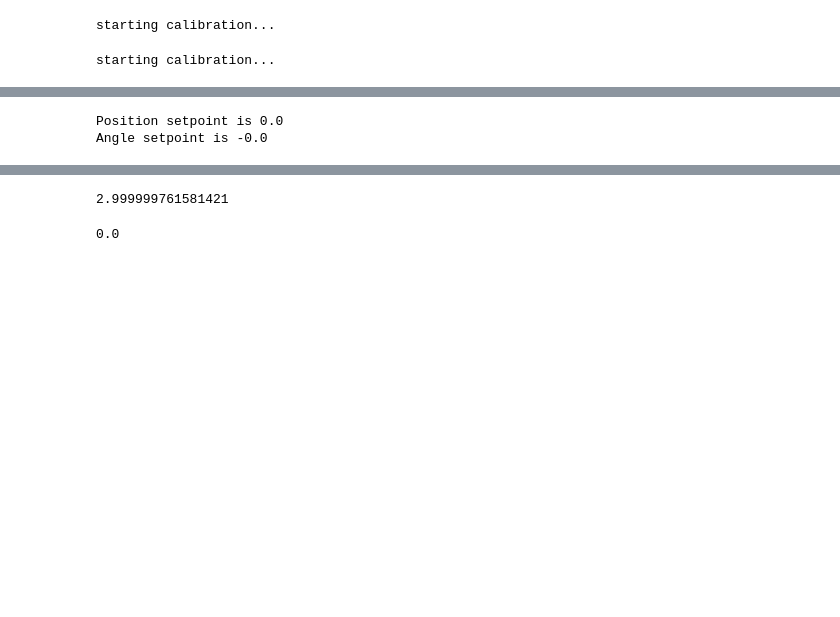
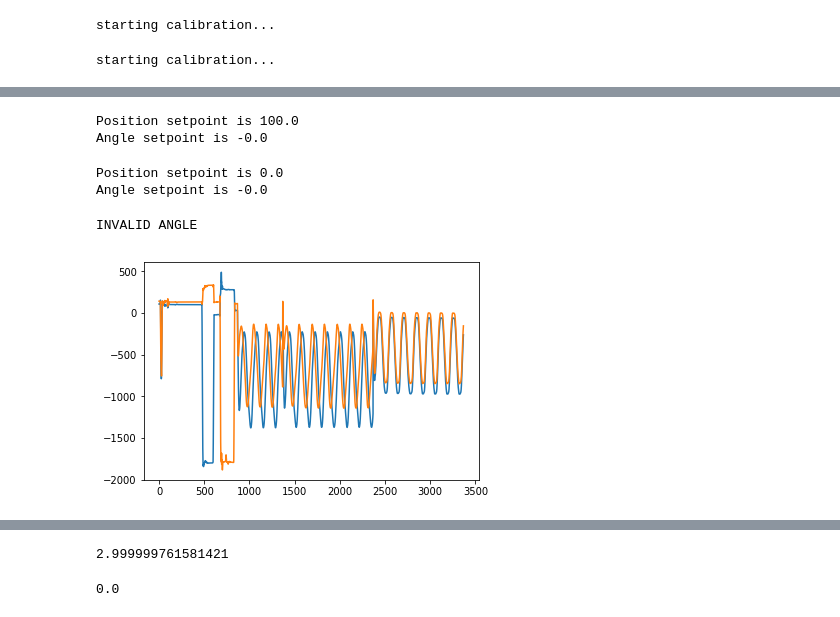
Before and after one commit to Jonathan23Ananda/ODrive, a Jupyter notebook: lab/simplemotor.ipynb, the cells around one changed output, grey strips where cells are left out. Cells and saved outputs as stored; diff of their text form; code cells hidden in the pictures; blank space fills up the shorter version.

```diff
--- a/lab/simplemotor.ipynb
+++ b/lab/simplemotor.ipynb
@@ -238,4 +158,0 @@ set_axis0_angle(90)
-# %%
-my_drive.axis0.controller.vel_setpoint = 1
-# %%
-my_drive.axis0.controller.current_setpoint = 1
@@ -278,10 +163,19 @@ my_drive.axis1.requested_state = AXIS_STATE_IDLE
 my_drive.axis1.controller.config.control_mode = 3
+# %%
+# 102 makes axis0 at zero position, with pos_gain 60
+# -1800 makes axis0 at theta1 90 degrees, pos_gain 60
+my_drive.axis0.controller.pos_setpoint = 102
+print("Position setpoint is " + str(my_drive.axis0.controller.pos_setpoint))
+print("Angle setpoint is " + str((my_drive.axis0.controller.pos_setpoint-102)/-1902*90))
+# %% [output]
+Position setpoint is 100.0
+Angle setpoint is -0.0
 # %%
-# 0 makes axis1 at zero position, with gain 60
-# -1900 makes axis1 at theta2 at 90, with gain 60
-my_drive.axis1.controller.pos_setpoint = -0
+# 132 makes axis1 at zero position, with gain 60
+# -1800 makes axis1 at theta2 at 90, with gain 60
+my_drive.axis1.controller.pos_setpoint = 132
 print("Position setpoint is " + str(my_drive.axis1.controller.pos_setpoint))
-print("Angle setpoint is " + str(my_drive.axis1.controller.pos_setpoint/-1900*90))
+print("Angle setpoint is " + str(my_drive.axis1.controller.pos_setpoint-132/-1932*90))
 # %% [output]
 Position setpoint is 0.0
 Angle setpoint is -0.0
@@ -298,0 +186,4 @@ set_axis1_angle(0)
+# %%
+set_axis1_angle(91)
+# %% [output]
+INVALID ANGLE
@@ -298,0 +192,43 @@ set_axis1_angle(0)
+# %%
+'''MOVING IN CIRCLES'''
+
+duration = 10 # seconds
+dt = 0.01 # seconds
+num = int(duration/dt)
+
+my_drive.axis0.requested_state = AXIS_STATE_CLOSED_LOOP_CONTROL
+my_drive.axis1.requested_state = AXIS_STATE_CLOSED_LOOP_CONTROL
+
+set_PID(8, 0.0006, 0.0)
+
+# A sine wave to test
+t0 = time.monotonic()
+time.sleep(1.7)
+t1 = time.monotonic()
+
+for _ in range(num):
+
+    setpoint = 1000.0 * math.sin((time.monotonic() - t0)*3)
+    setpoint1 = 1000.0 * math.sin((time.monotonic() - t1)*3)
+    # print("goto " + str(int(setpoint)))
+
+    # go up and down trajectory
+    my_drive.axis0.controller.pos_setpoint = setpoint-1000
+    my_drive.axis1.controller.pos_setpoint = (setpoint-1000)
+
+    # make circle
+    #my_drive.axis0.controller.pos_setpoint = setpoint-1500
+    #my_drive.axis1.controller.pos_setpoint = (setpoint1-1500)
+
+    pos0 = my_drive.axis0.encoder.pos_estimate
+    pos1 = my_drive.axis1.encoder.pos_estimate
+
+    trajectory.append([pos0, pos1])
+    time.sleep(dt)
+
+plt.plot(trajectory)
+
+my_drive.axis0.requested_state = AXIS_STATE_IDLE
+my_drive.axis1.requested_state = AXIS_STATE_IDLE
+# %% [output]
+[figure, added]
```
Also changed, not shown: parts of 59 cells of this notebook.
